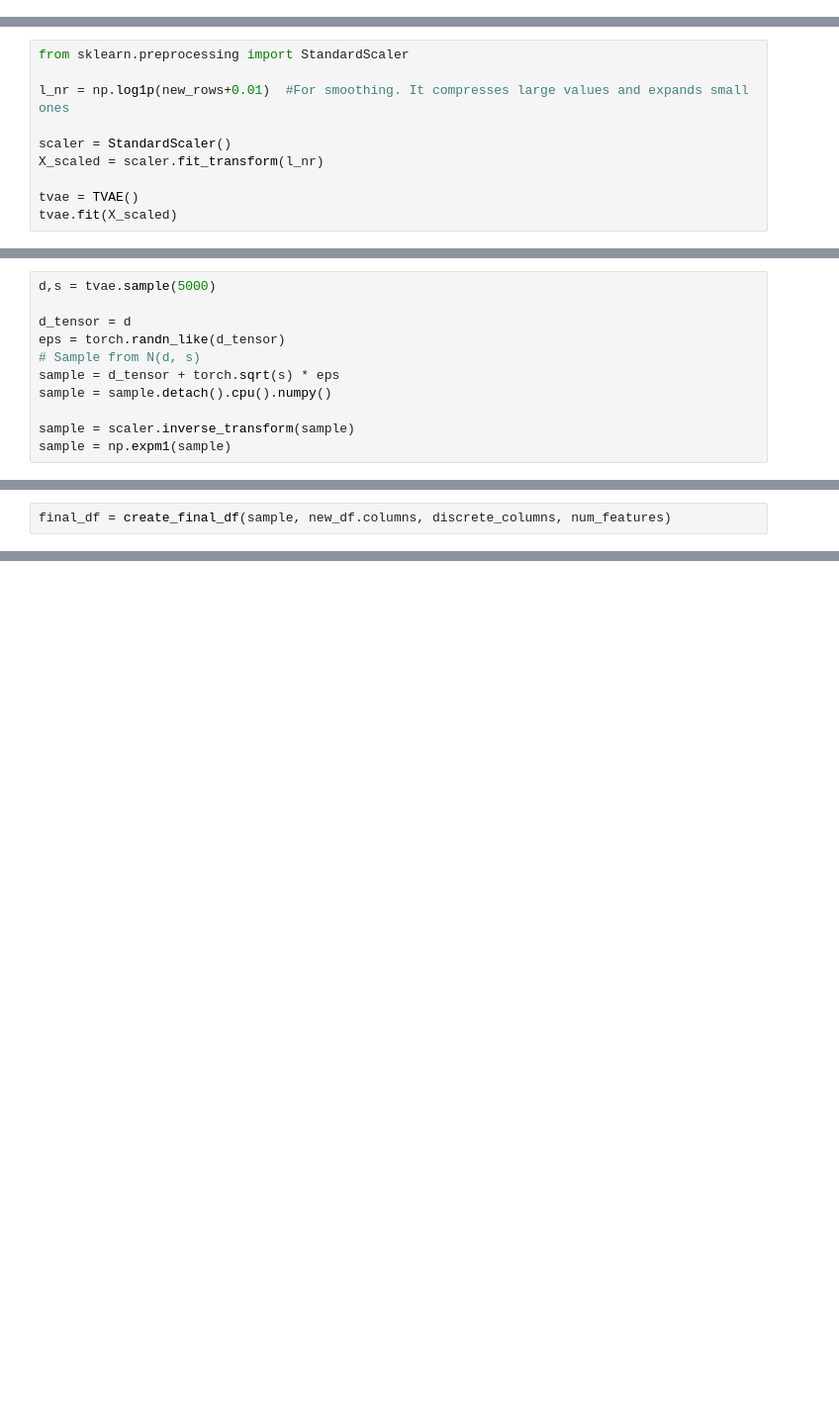
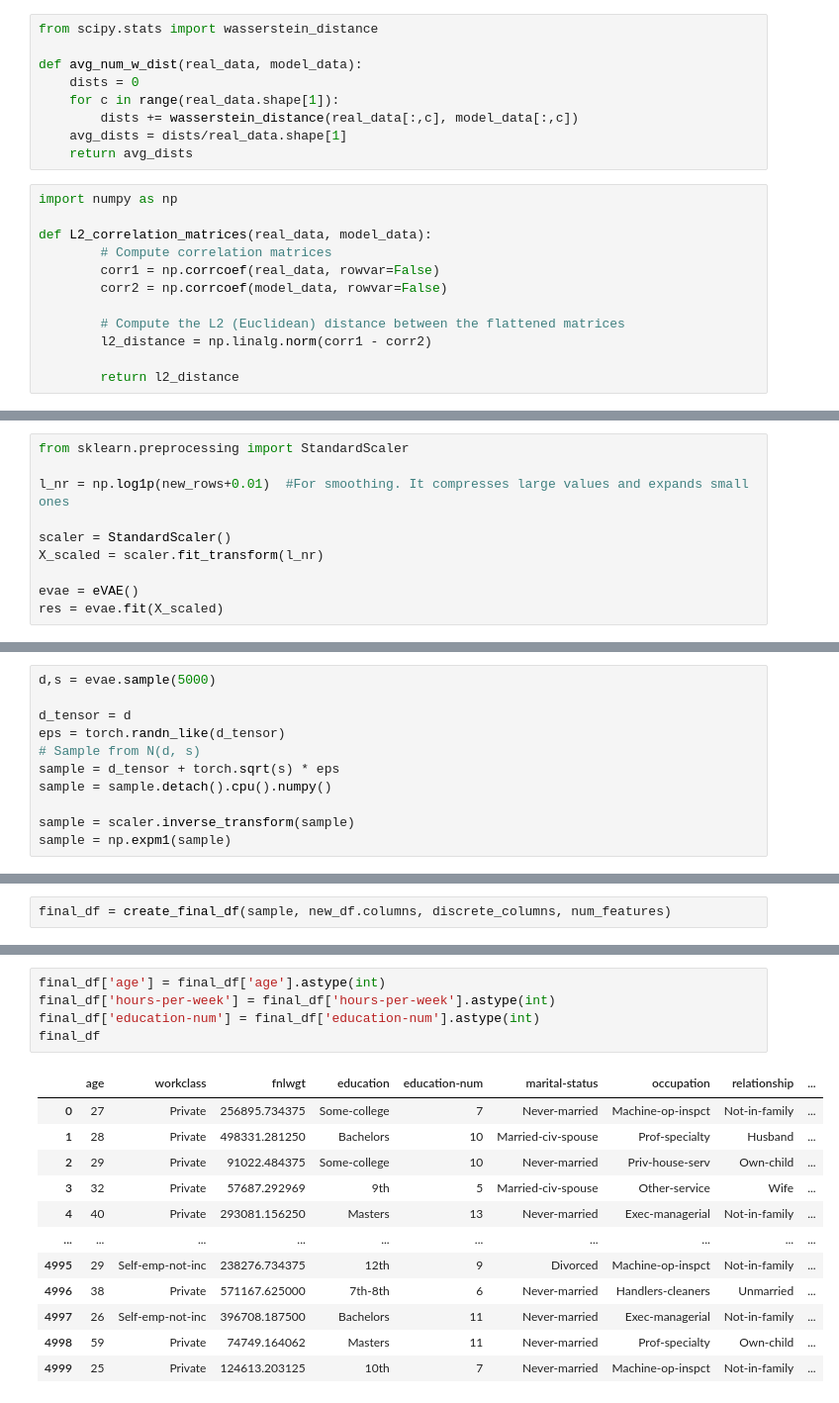
Before and after one commit to stavroskout/Synthetic-Tabular-Data, a Jupyter notebook: eModels/eVae.ipynb, the cells around one changed output, grey strips where cells are left out. Shown at 99% size. Drawn from its saved outputs; the diff is of its cells as text; blank space fills up the shorter version.

```diff
--- a/eModels/eVae.ipynb
+++ b/eModels/eVae.ipynb
@@ -215,3 +326,24 @@ new_rows = np.array(new_rows)
+# %%
+from scipy.stats import wasserstein_distance
+
+def avg_num_w_dist(real_data, model_data):
+    dists = 0
+    for c in range(real_data.shape[1]):
+        dists += wasserstein_distance(real_data[:,c], model_data[:,c])
+    avg_dists = dists/real_data.shape[1]
+    return avg_dists
+# %%
+import numpy as np
+
+def L2_correlation_matrices(real_data, model_data):
+        # Compute correlation matrices
+        corr1 = np.corrcoef(real_data, rowvar=False)
+        corr2 = np.corrcoef(model_data, rowvar=False)
+
+        # Compute the L2 (Euclidean) distance between the flattened matrices
+        l2_distance = np.linalg.norm(corr1 - corr2)
+
+        return l2_distance
 # %% [markdown]
 # VAE
 # %%
@@ -437,5 +601,5 @@ l_nr = np.log1p(new_rows+0.01)  #For smoothing. It compresses large values and e
 scaler = StandardScaler()
 X_scaled = scaler.fit_transform(l_nr)
 
-tvae = TVAE()
-tvae.fit(X_scaled)
+evae = eVAE()
+res = evae.fit(X_scaled)
@@ -442,5 +655,5 @@ tvae.fit(X_scaled)
 # %%
-d,s = tvae.sample(5000)
+d,s = evae.sample(5000)
 
 d_tensor = d
 eps = torch.randn_like(d_tensor)
@@ -489,0 +701,18 @@ final_df
+# %%
+final_df['age'] = final_df['age'].astype(int)
+final_df['hours-per-week'] = final_df['hours-per-week'].astype(int)
+final_df['education-num'] = final_df['education-num'].astype(int)
+final_df
+# %% [output]
+|  | age | workclass | fnlwgt | education | education-num | marital-status | occupation | relationship | ... |
+| 0 | 27 | Private | 256895.734375 | Some-college | 7 | Never-married | Machine-op-inspct | Not-in-family | ... |
+| 1 | 28 | Private | 498331.281250 | Bachelors | 10 | Married-civ-spouse | Prof-specialty | Husband | ... |
+| 2 | 29 | Private | 91022.484375 | Some-college | 10 | Never-married | Priv-house-serv | Own-child | ... |
+| 3 | 32 | Private | 57687.292969 | 9th | 5 | Married-civ-spouse | Other-service | Wife | ... |
+| 4 | 40 | Private | 293081.156250 | Masters | 13 | Never-married | Exec-managerial | Not-in-family | ... |
+| ... | ... | ... | ... | ... | ... | ... | ... | ... | ... |
+| 4995 | 29 | Self-emp-not-inc | 238276.734375 | 12th | 9 | Divorced | Machine-op-inspct | Not-in-family | ... |
+| 4996 | 38 | Private | 571167.625000 | 7th-8th | 6 | Never-married | Handlers-cleaners | Unmarried | ... |
+| 4997 | 26 | Self-emp-not-inc | 396708.187500 | Bachelors | 11 | Never-married | Exec-managerial | Not-in-family | ... |
+| 4998 | 59 | Private | 74749.164062 | Masters | 11 | Never-married | Prof-specialty | Own-child | ... |
+| 4999 | 25 | Private | 124613.203125 | 10th | 7 | Never-married | Machine-op-inspct | Not-in-family | ... |
```
Also changed, not shown: parts of 19 cells of this notebook, 1 other file.
